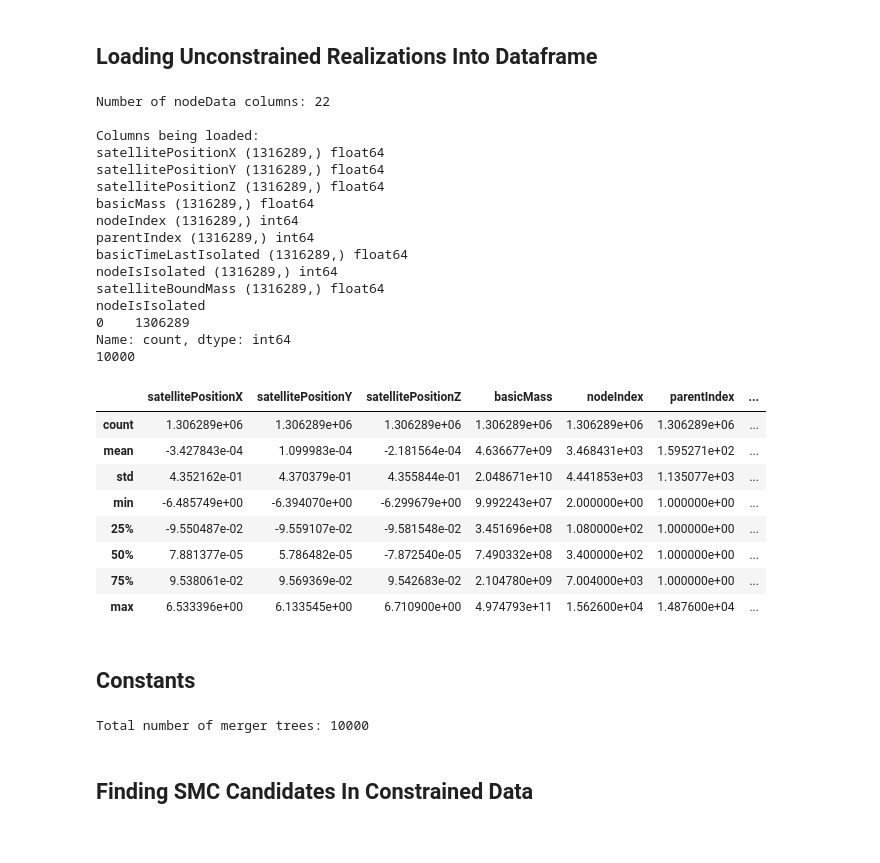
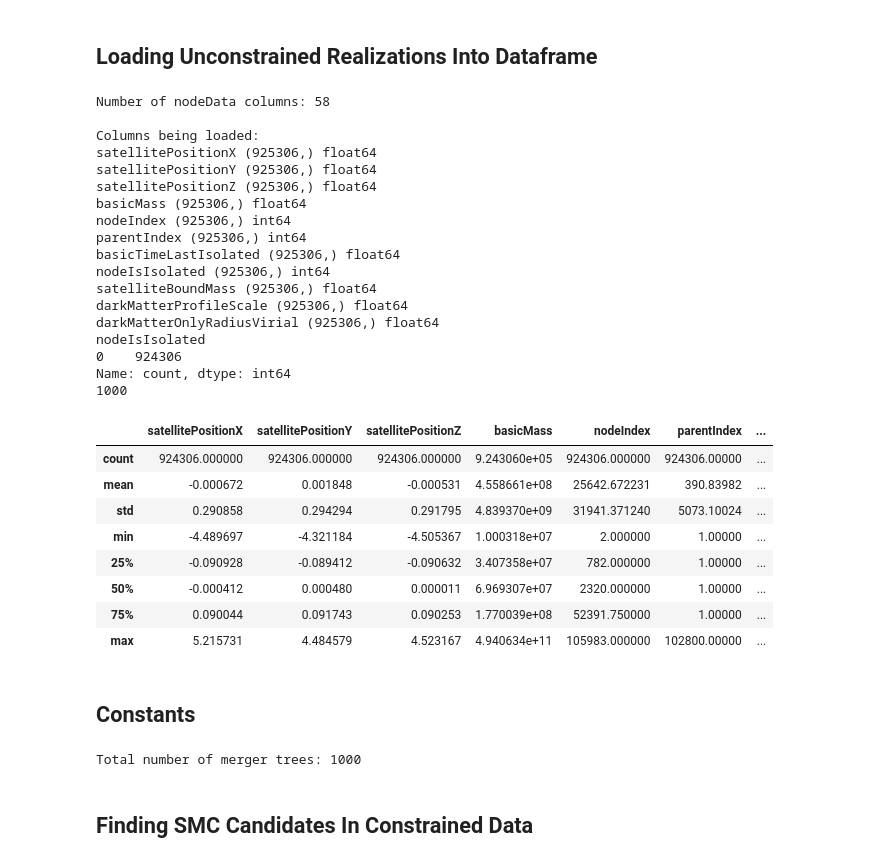
Before and after one commit to Sela-ssie/milkyway, a Jupyter notebook: notebooks/subhalo_analysis.ipynb, the cells around one changed output. Saved outputs shown, nothing was run; the diff lists cells and outputs as text; code cells hidden in the pictures.

```diff
--- a/notebooks/subhalo_analysis.ipynb
+++ b/notebooks/subhalo_analysis.ipynb
@@ -8,7 +8,7 @@ import matplotlib.pyplot as plt
 # %% [markdown]
 ## Loading Constrained Realizations Into Dataframe
 # %%
-filename = "../constrainedMilkyWay.hdf5"
+filename = "/scratch/sackah/constrainedBaryonicMilkyWay_1ktrees.hdf5"
 output = "Output1"
 
 cols = [
@@ -25,6 +25,7 @@ cols = [
     "nodeIsIsolated",
     "satelliteBoundMass",
     "darkMatterProfileScale",
+    "darkMatterOnlyRadiusVirial",
 ]
 
 with h5py.File(filename, "r") as f:
@@ -101,7 +99,7 @@ Name: count, dtype: int64
 # %% [markdown]
 ## Loading Unconstrained Realizations Into Dataframe
 # %%
-filename = "../unconstrainedMilkyWay.hdf5"
+filename = "/home/sackah/milkyway/scratch/sackah/unconstrainedBaryonicMilkyWay_1ktrees.hdf5"
 output = "Output1"
 
 cols = [
@@ -113,7 +111,9 @@ cols = [
     "parentIndex",
     "basicTimeLastIsolated",
     "nodeIsIsolated",
-    "satelliteBoundMass"
+    "satelliteBoundMass",
+    "darkMatterProfileScale",
+    "darkMatterOnlyRadiusVirial",
 ]
 
 with h5py.File(filename, "r") as f:
@@ -137,66 +137,68 @@ unconstrained_df = pd.DataFrame(data)
 
 tree_id = np.full(len(unconstrained_df), -1, dtype=np.int64)
 
 for start, count, idx in zip(tree_start, tree_count, tree_index):
     start = int(start)
     count = int(count)
     idx = int(idx)
 
     tree_id[start:start + count] = idx
 
 unconstrained_df["tree_id"] = tree_id
 
 unconstrained_df["absolute_distance"] = np.linalg.norm(
     unconstrained_df[["satellitePositionX", "satellitePositionY", "satellitePositionZ"]].to_numpy(),
     axis=1
 )
 
 unconstrained_df = unconstrained_df[unconstrained_df["nodeIsIsolated"] != 1].reset_index(drop=True)
 
 print(unconstrained_df["nodeIsIsolated"].value_counts())
 print(unconstrained_df["tree_id"].max())
 
 # print(unconstrained_df["absolute_distance"].describe())
 unconstrained_df.describe()
 # %% [output]
-Number of nodeData columns: 22
+Number of nodeData columns: 58
 
 Columns being loaded:
-satellitePositionX (1316289,) float64
-satellitePositionY (1316289,) float64
-satellitePositionZ (1316289,) float64
-basicMass (1316289,) float64
-nodeIndex (1316289,) int64
-parentIndex (1316289,) int64
-basicTimeLastIsolated (1316289,) float64
-nodeIsIsolated (1316289,) int64
-satelliteBoundMass (1316289,) float64
+satellitePositionX (925306,) float64
+satellitePositionY (925306,) float64
+satellitePositionZ (925306,) float64
+basicMass (925306,) float64
+nodeIndex (925306,) int64
+parentIndex (925306,) int64
+basicTimeLastIsolated (925306,) float64
+nodeIsIsolated (925306,) int64
+satelliteBoundMass (925306,) float64
+darkMatterProfileScale (925306,) float64
+darkMatterOnlyRadiusVirial (925306,) float64
 nodeIsIsolated
-0    1306289
+0    924306
 Name: count, dtype: int64
-10000
+1000
 |  | satellitePositionX | satellitePositionY | satellitePositionZ | basicMass | nodeIndex | parentIndex | ... |
-| count | 1.306289e+06 | 1.306289e+06 | 1.306289e+06 | 1.306289e+06 | 1.306289e+06 | 1.306289e+06 | ... |
-| mean | -3.427843e-04 | 1.099983e-04 | -2.181564e-04 | 4.636677e+09 | 3.468431e+03 | 1.595271e+02 | ... |
-| std | 4.352162e-01 | 4.370379e-01 | 4.355844e-01 | 2.048671e+10 | 4.441853e+03 | 1.135077e+03 | ... |
-| min | -6.485749e+00 | -6.394070e+00 | -6.299679e+00 | 9.992243e+07 | 2.000000e+00 | 1.000000e+00 | ... |
-| 25% | -9.550487e-02 | -9.559107e-02 | -9.581548e-02 | 3.451696e+08 | 1.080000e+02 | 1.000000e+00 | ... |
-| 50% | 7.881377e-05 | 5.786482e-05 | -7.872540e-05 | 7.490332e+08 | 3.400000e+02 | 1.000000e+00 | ... |
-| 75% | 9.538061e-02 | 9.569369e-02 | 9.542683e-02 | 2.104780e+09 | 7.004000e+03 | 1.000000e+00 | ... |
-| max | 6.533396e+00 | 6.133545e+00 | 6.710900e+00 | 4.974793e+11 | 1.562600e+04 | 1.487600e+04 | ... |
+| count | 924306.000000 | 924306.000000 | 924306.000000 | 9.243060e+05 | 924306.000000 | 924306.00000 | ... |
+| mean | -0.000672 | 0.001848 | -0.000531 | 4.558661e+08 | 25642.672231 | 390.83982 | ... |
+| std | 0.290858 | 0.294294 | 0.291795 | 4.839370e+09 | 31941.371240 | 5073.10024 | ... |
+| min | -4.489697 | -4.321184 | -4.505367 | 1.000318e+07 | 2.000000 | 1.00000 | ... |
+| 25% | -0.090928 | -0.089412 | -0.090632 | 3.407358e+07 | 782.000000 | 1.00000 | ... |
+| 50% | -0.000412 | 0.000480 | 0.000011 | 6.969307e+07 | 2320.000000 | 1.00000 | ... |
+| 75% | 0.090044 | 0.091743 | 0.090253 | 1.770039e+08 | 52391.750000 | 1.00000 | ... |
+| max | 5.215731 | 4.484579 | 4.523167 | 4.940634e+11 | 105983.000000 | 102800.00000 | ... |
 # %% [markdown]
 ## Constants
 # %%
-min_smc_mass = 5.0e9
-max_smc_mass = 8.0e9
+min_smc_mass = 3.0e10
+max_smc_mass = 5.0e10
 
-min_smc_distance = 0.02
-max_smc_distance = 0.04
+min_smc_distance = 0.0145
+max_smc_distance = 0.0345
 
 total_tree_count = len(tree_start)
 print(f"Total number of merger trees: {total_tree_count}")
 # %% [output]
-Total number of merger trees: 10000
+Total number of merger trees: 1000
 # %% [markdown]
 ## Finding SMC Candidates In Constrained Data
 # %%
```
Also changed, not shown: parts of 16 cells of this notebook, 3 other files.
